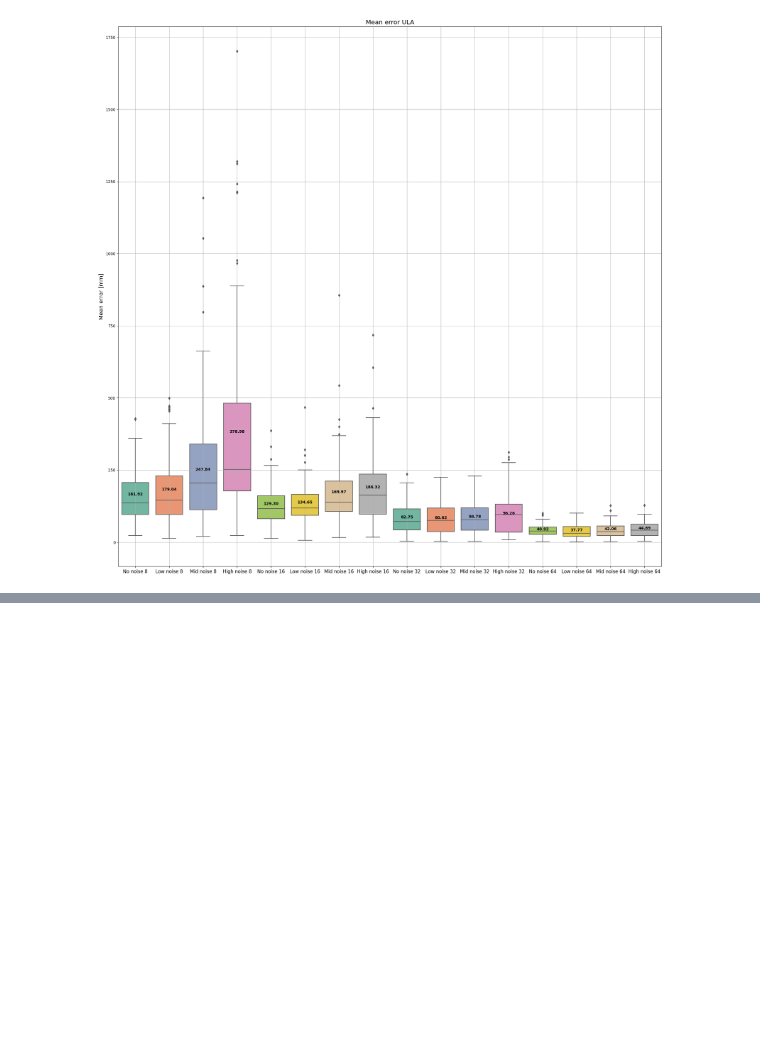
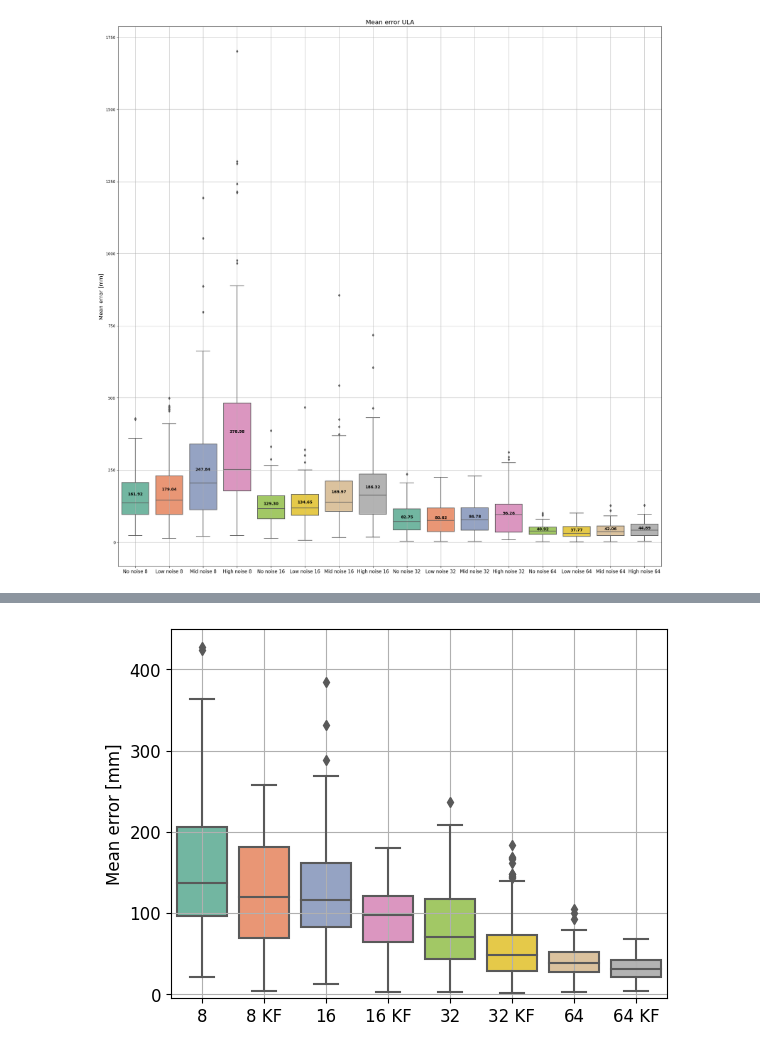
Before and after one commit to Javierbj02/TFG, a Jupyter notebook: Test Case 1/analysis.ipynb, the cells around one changed output, grey strips where cells are left out. Drawn from its saved outputs; the diff is of its cells as text; code cells hidden in the pictures; blank space fills up the shorter version.

```diff
--- a/Test Case 1/analysis.ipynb
+++ b/Test Case 1/analysis.ipynb
@@ -347,0 +547,65 @@ plt.show()
+# %%
+def true_dist(x_pred, x_true):
+    uno = x_pred[0] - x_true[0]
+    uno = uno ** 2
+
+    dos = x_pred[1] - x_true[1]
+    dos = dos ** 2
+
+    return (uno + dos) ** 0.5
+
+# Cargar los datos
+df_no_noise_8 = pd.read_csv('C:/Users/javi2/Desktop/TFG - Webots/Ubuntu/TFG/TCs - Kalman Filter/Results/Results TC1/No ruido/ULA 8/predicciones_ULA8.csv')
+df_no_noise_16 = pd.read_csv('C:/Users/javi2/Desktop/TFG - Webots/Ubuntu/TFG/TCs - Kalman Filter/Results/Results TC1/No ruido/ULA 16/predicciones_ULA16.csv')
+df_no_noise_32 = pd.read_csv('C:/Users/javi2/Desktop/TFG - Webots/Ubuntu/TFG/TCs - Kalman Filter/Results/Results TC1/No ruido/ULA 32/predicciones_ULA32.csv')
+df_no_noise_64 = pd.read_csv('C:/Users/javi2/Desktop/TFG - Webots/Ubuntu/TFG/TCs - Kalman Filter/Results/Results TC1/No ruido/ULA 64/predicciones_ULA64.csv')
+
+# Calcular la distancia verdadera para cada dataset
+df_no_noise_8['TrueDist'] = df_no_noise_8.apply(lambda x: true_dist([x['PredictedX'], x['PredictedY']], [x['RealX'], x['RealY']]), axis=1)
+df_no_noise_16['TrueDist'] = df_no_noise_16.apply(lambda x: true_dist([x['PredictedX'], x['PredictedY']], [x['RealX'], x['RealY']]), axis=1)
+df_no_noise_32['TrueDist'] = df_no_noise_32.apply(lambda x: true_dist([x['PredictedX'], x['PredictedY']], [x['RealX'], x['RealY']]), axis=1)
+df_no_noise_64['TrueDist'] = df_no_noise_64.apply(lambda x: true_dist([x['PredictedX'], x['PredictedY']], [x['RealX'], x['RealY']]), axis=1)
+
+df_no_noise_8['TrueDist_kf'] = df_no_noise_8.apply(lambda x: true_dist([x['KalmanX'], x['KalmanY']], [x['RealX'], x['RealY']]), axis=1)
+df_no_noise_16['TrueDist_kf'] = df_no_noise_16.apply(lambda x: true_dist([x['KalmanX'], x['KalmanY']], [x['RealX'], x['RealY']]), axis=1)
+df_no_noise_32['TrueDist_kf'] = df_no_noise_32.apply(lambda x: true_dist([x['KalmanX'], x['KalmanY']], [x['RealX'], x['RealY']]), axis=1)
+df_no_noise_64['TrueDist_kf'] = df_no_noise_64.apply(lambda x: true_dist([x['KalmanX'], x['KalmanY']], [x['RealX'], x['RealY']]), axis=1)
+
+
+# Calcular la media de las distancias verdaderas
+# mean_no_noise_8 = df_no_noise_8['TrueDist'].mean()
+# mean_no_noise_16 = df_no_noise_16['TrueDist'].mean()
+# mean_no_noise_32 = df_no_noise_32['TrueDist'].mean()
+# mean_no_noise_64 = df_no_noise_64['TrueDist'].mean()
+
+# mean_no_noise_8_kf = df_no_noise_8['TrueDist_kf'].mean()
+# mean_no_noise_16_kf = df_no_noise_16['TrueDist_kf'].mean()
+# mean_no_noise_32_kf = df_no_noise_32['TrueDist_kf'].mean()
+# mean_no_noise_64_kf = df_no_noise_64['TrueDist_kf'].mean()
+
+# Preparar los datos para el boxplot
+data = [df_no_noise_8['TrueDist'], df_no_noise_8['TrueDist_kf'], df_no_noise_16['TrueDist'], df_no_noise_16['TrueDist_kf'], df_no_noise_32['TrueDist'], df_no_noise_32['TrueDist_kf'], df_no_noise_64['TrueDist'], df_no_noise_64['TrueDist_kf']]
+labels = ['8', '8 KF', '16', '16 KF', '32', '32 KF','64', '64 KF']
+# means = [mean_no_noise_8, mean_no_noise_16, mean_no_noise_32, mean_no_noise_64]
+
+
+# Crear el boxplot
+plt.figure()
+sns.boxplot(data=data, palette="Set2")
+# plt.title('Mean error ULA', fontsize=16)
+plt.ylabel('Mean error [mm]', fontsize=12)
+plt.xticks(ticks=[0, 1, 2, 3, 4, 5, 6, 7], labels=labels, fontsize=12)
+plt.ylim(-5, 450)
+# Make numbers and labels bigger
+plt.yticks(fontsize=12)
+# plt.xticks(ticks=[0, 1, 2, 3, 4, 5, 6, 7, 8, 9, 10, 11, 12, 13, 14, 15], labels=labels, fontsize=12)
+
+# Añadir las medias al gráfico
+# for i, mean in enumerate(means):
+#     plt.text(i, mean + 0.02, f'{mean:.2f}', horizontalalignment='center', size='medium', color='black', weight='semibold')
+
+# Mostrar el gráfico
+plt.grid(True)
+plt.show()
+# %% [output]
+[figure, added]
```
Also changed, not shown: parts of 8 cells of this notebook, 15 other files.
